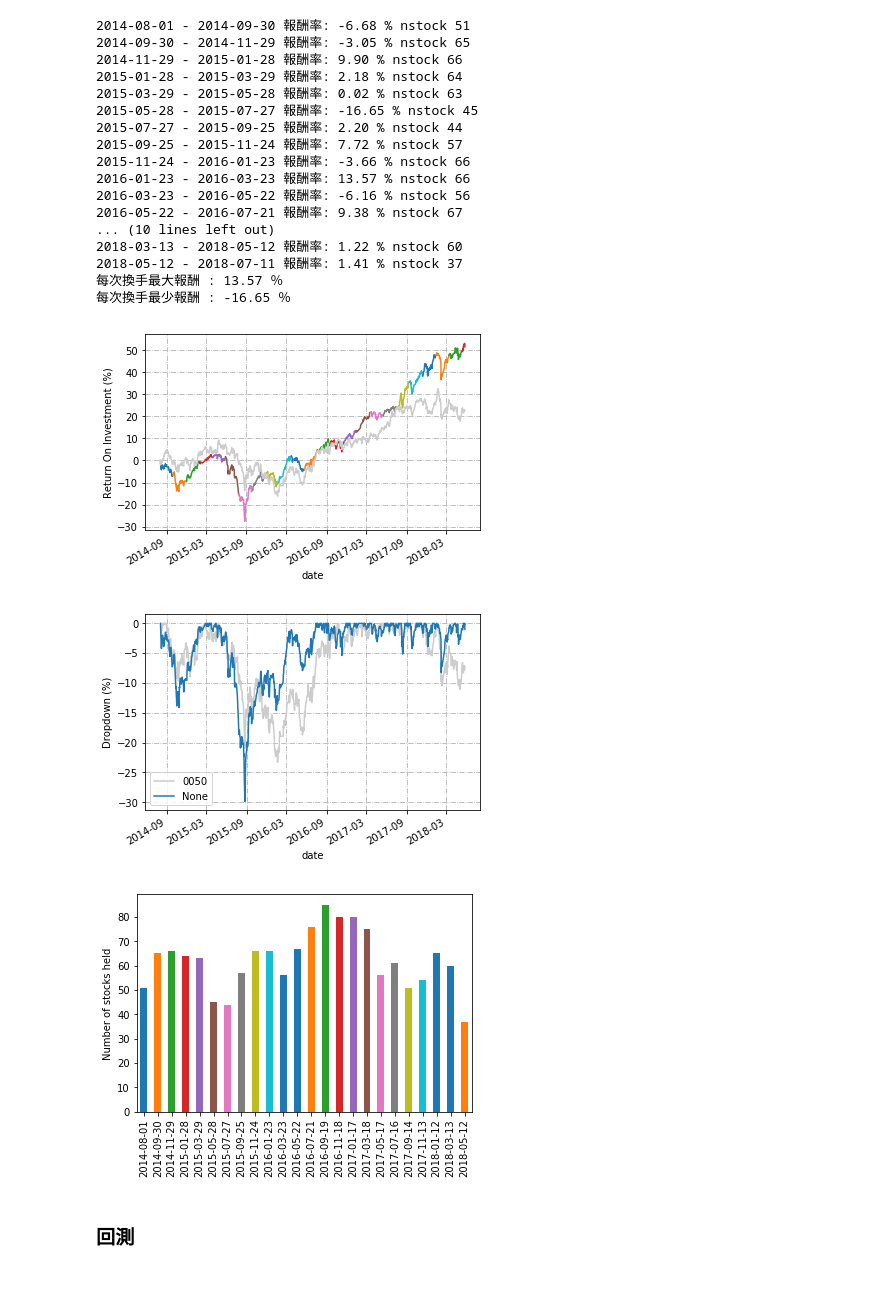
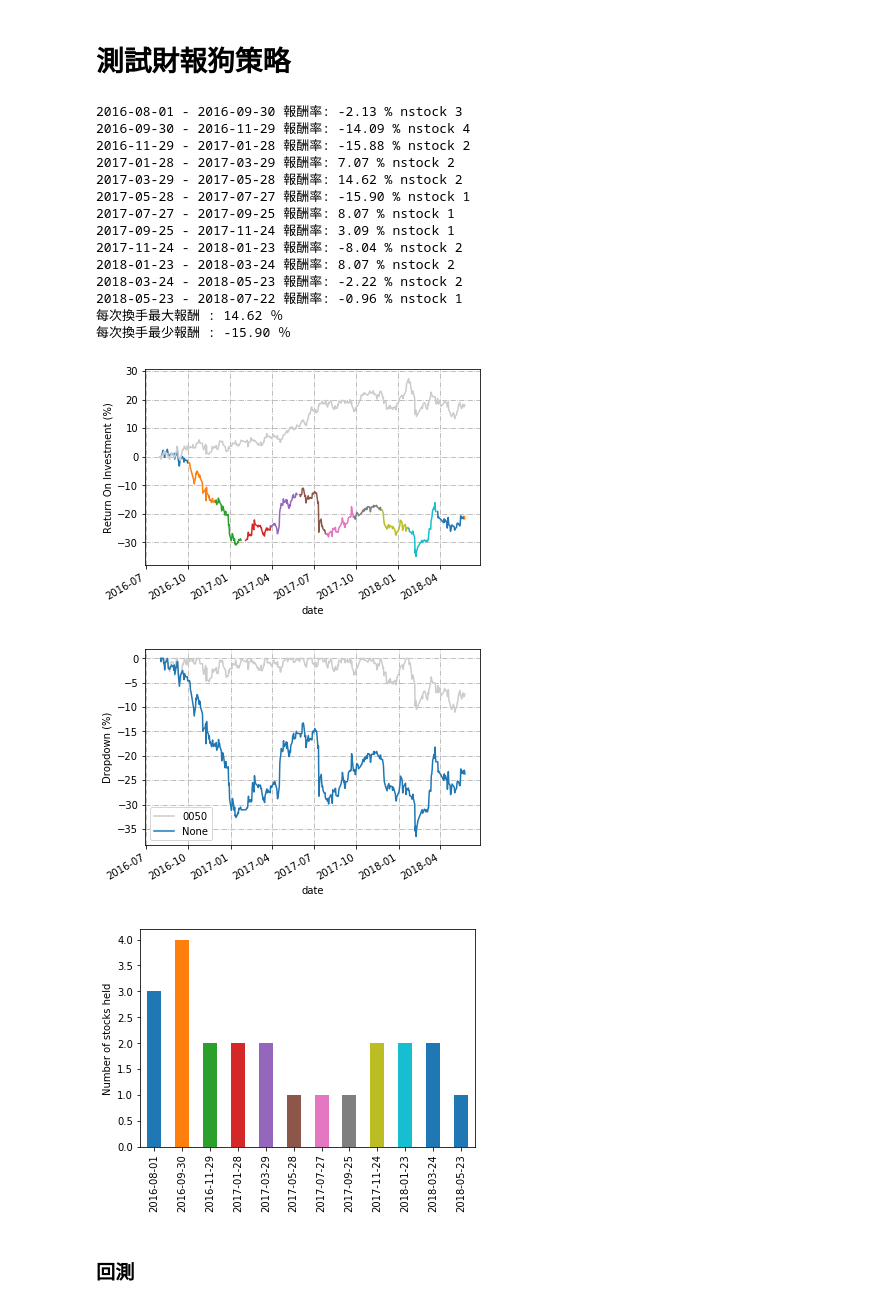
Before and after one commit to TibaChang/stocks, a Jupyter notebook: course18.ipynb, the cells around one changed output. Saved outputs shown, nothing was run; the diff lists cells and outputs as text; code cells hidden in the pictures.

```diff
--- a/course18.ipynb
+++ b/course18.ipynb
@@ -29,3 +27,5 @@ def toSeasonal(df):
+# %% [markdown]
+# 測試財報狗策略
 # %%
 import pandas as pd
 
@@ -77,32 +109,29 @@ def mystrategy(data):
 # %%
 from finlab.backtest import backtest
 from finlab.data import Data
 import datetime
 %matplotlib inline
 
 data = Data()
-eq = backtest(datetime.date(2014,8,1), datetime.date(2018,5,25), 60, mystrategy, data)
+eq = backtest(datetime.date(2016,8,1), datetime.date(2018,5,25), 60, mystrategy, data)
 # %% [output]
-2014-08-01 - 2014-09-30 報酬率: -6.68 % nstock 51
-2014-09-30 - 2014-11-29 報酬率: -3.05 % nstock 65
-2014-11-29 - 2015-01-28 報酬率: 9.90 % nstock 66
-2015-01-28 - 2015-03-29 報酬率: 2.18 % nstock 64
-2015-03-29 - 2015-05-28 報酬率: 0.02 % nstock 63
-2015-05-28 - 2015-07-27 報酬率: -16.65 % nstock 45
-2015-07-27 - 2015-09-25 報酬率: 2.20 % nstock 44
-2015-09-25 - 2015-11-24 報酬率: 7.72 % nstock 57
-2015-11-24 - 2016-01-23 報酬率: -3.66 % nstock 66
-2016-01-23 - 2016-03-23 報酬率: 13.57 % nstock 66
-2016-03-23 - 2016-05-22 報酬率: -6.16 % nstock 56
-2016-05-22 - 2016-07-21 報酬率: 9.38 % nstock 67
-... (10 lines left out)
-2018-03-13 - 2018-05-12 報酬率: 1.22 % nstock 60
-2018-05-12 - 2018-07-11 報酬率: 1.41 % nstock 37
-每次換手最大報酬 : 13.57 ％
-每次換手最少報酬 : -16.65 ％
+2016-08-01 - 2016-09-30 報酬率: -2.13 % nstock 3
+2016-09-30 - 2016-11-29 報酬率: -14.09 % nstock 4
+2016-11-29 - 2017-01-28 報酬率: -15.88 % nstock 2
+2017-01-28 - 2017-03-29 報酬率: 7.07 % nstock 2
+2017-03-29 - 2017-05-28 報酬率: 14.62 % nstock 2
+2017-05-28 - 2017-07-27 報酬率: -15.90 % nstock 1
+2017-07-27 - 2017-09-25 報酬率: 8.07 % nstock 1
+2017-09-25 - 2017-11-24 報酬率: 3.09 % nstock 1
+2017-11-24 - 2018-01-23 報酬率: -8.04 % nstock 2
+2018-01-23 - 2018-03-24 報酬率: 8.07 % nstock 2
+2018-03-24 - 2018-05-23 報酬率: -2.22 % nstock 2
+2018-05-23 - 2018-07-22 報酬率: -0.96 % nstock 1
+每次換手最大報酬 : 14.62 ％
+每次換手最少報酬 : -15.90 ％
-[figure, old version]
+[figure, new version]
-[figure, old version]
+[figure, new version]
-[figure, old version]
+[figure, new version]
 # %% [markdown]
 ### 回測
 # %% [markdown]
```
Also changed, not shown: parts of 2 cells of this notebook.
